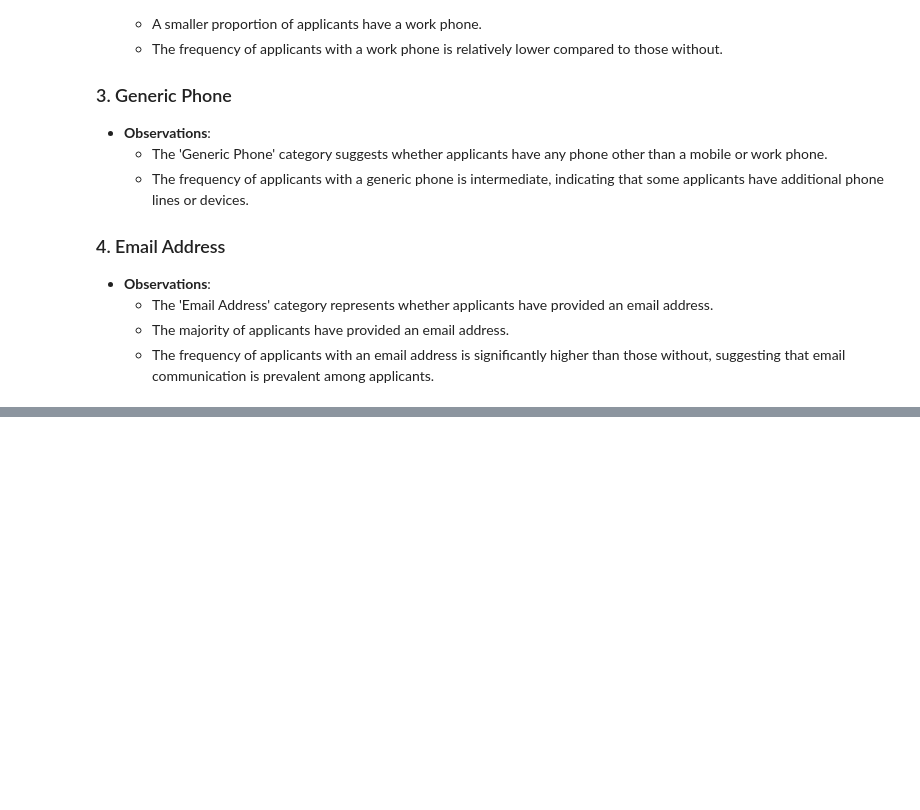
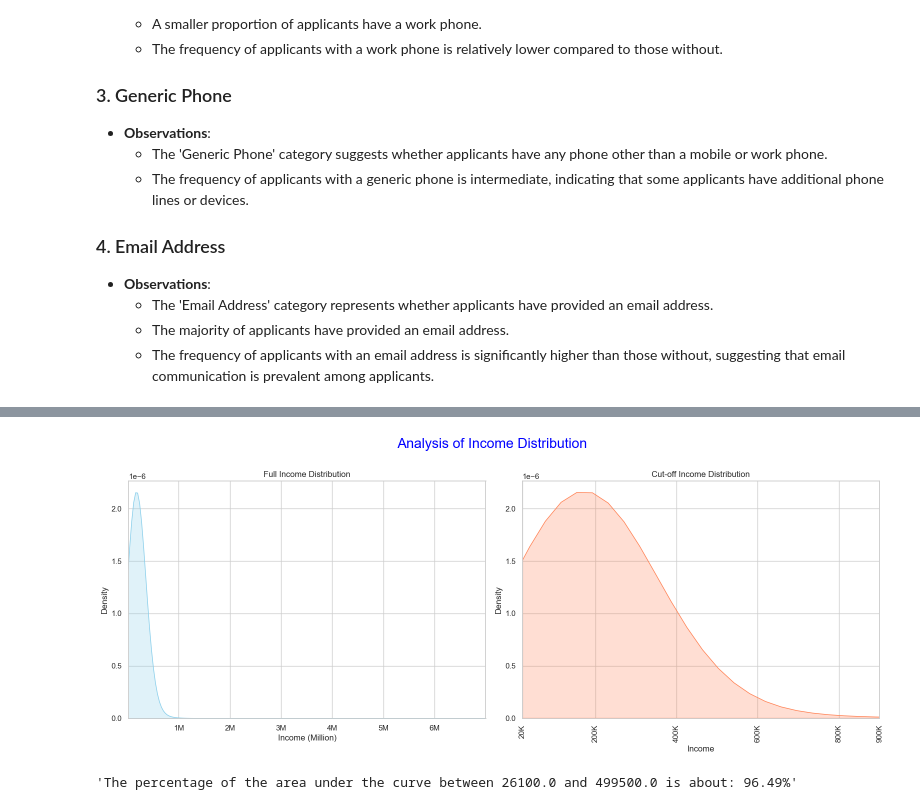
Before and after one commit to ThomasProce/credit-risk-classification, a Jupyter notebook: credit_risk.ipynb, the cells around one changed output, grey strips where cells are left out. Drawn from its saved outputs; the diff is of its cells as text; code cells hidden in the pictures; blank space fills up the shorter version.

```diff
--- a/credit_risk.ipynb
+++ b/credit_risk.ipynb
@@ -191,0 +255,40 @@ In this analysis, we examine the contact information of applicants to gain insig
+# %%
+# Create a Seaborn KDE plot with custom styling
+plt.figure(figsize=(16, 6))  # Set the figure size
+
+# Customize the styling of the KDE plots
+sns.set(style="whitegrid")  # Use a white grid background
+
+# Create a grid of subplots with 1 row and 2 columns
+plt.subplot(1, 2, 1)  # The first subplot (left side)
+ax1 = sns.kdeplot(applicants['AMT_INCOME_TOTAL'], color='skyblue', fill=True, bw_adjust=20)
+plt.xlim(20000, 7000000)
+plt.xlabel('Income (Million)')
+plt.title('Full Income Distribution')
+
+# Adjust x-axis ticks for millions
+ax1.set_xticks([1000000, 2000000, 3000000, 4000000, 5000000, 6000000])
+ax1.set_xticklabels(['1M', '2M', '3M', '4M', '5M', '6M'])
+
+plt.subplot(1, 2, 2)  # The second subplot (right side)
+ax2 = sns.kdeplot(applicants['AMT_INCOME_TOTAL'], color='coral', fill=True, bw_adjust=20)
+income_ticks = [i for i in range(20000, 900000, 100000)]
+ax2.set_xticks(income_ticks)
+plt.xlim(20000, 900000)
+plt.xlabel('Income')
+plt.xticks(rotation=90)
+plt.title('Cut-off Income Distribution')
+
+# Reduce the number of x-axis ticks
+ax2.set_xticks([20000, 200000, 400000, 600000, 800000, 900000])
+ax2.set_xticklabels([f'{int(x / 1000)}K' for x in ax2.get_xticks()])
+# Adjust spacing between subplots
+plt.tight_layout()
+
+# Add a super title with more spacing
+plt.suptitle('Analysis of Income Distribution', size=20, color='blue', y=1.08)
+
+# Show the plot
+plt.show()
+# %% [output]
+[figure, added]
@@ -191,0 +323,4 @@ In this analysis, we examine the contact information of applicants to gain insig
+# %%
+integral(applicants,'AMT_INCOME_TOTAL',start_point,end_point)
+# %% [output]
+'The percentage of the area under the curve between 26100.0 and 499500.0 is about: 96.49%'
```
Also changed, not shown: parts of 6 cells of this notebook.
